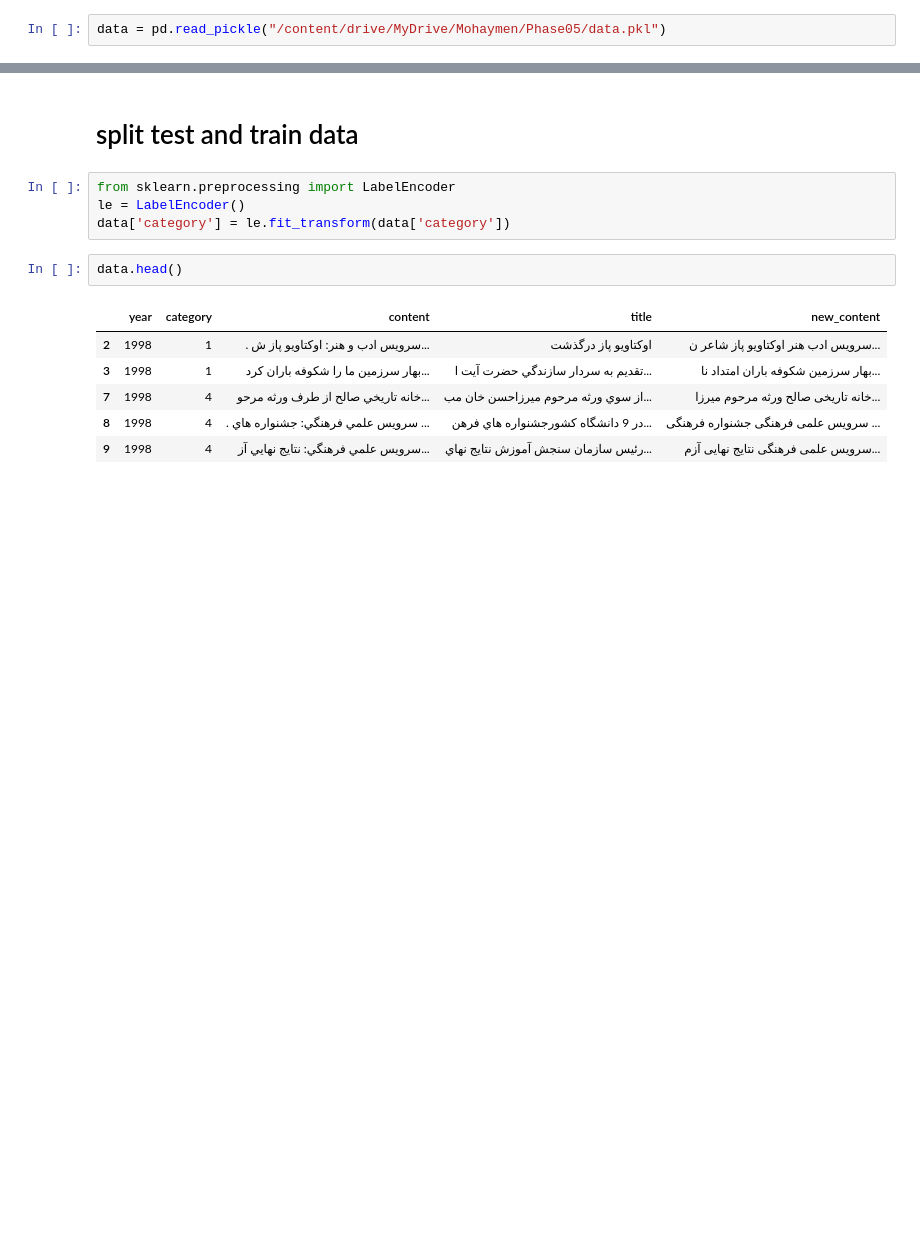
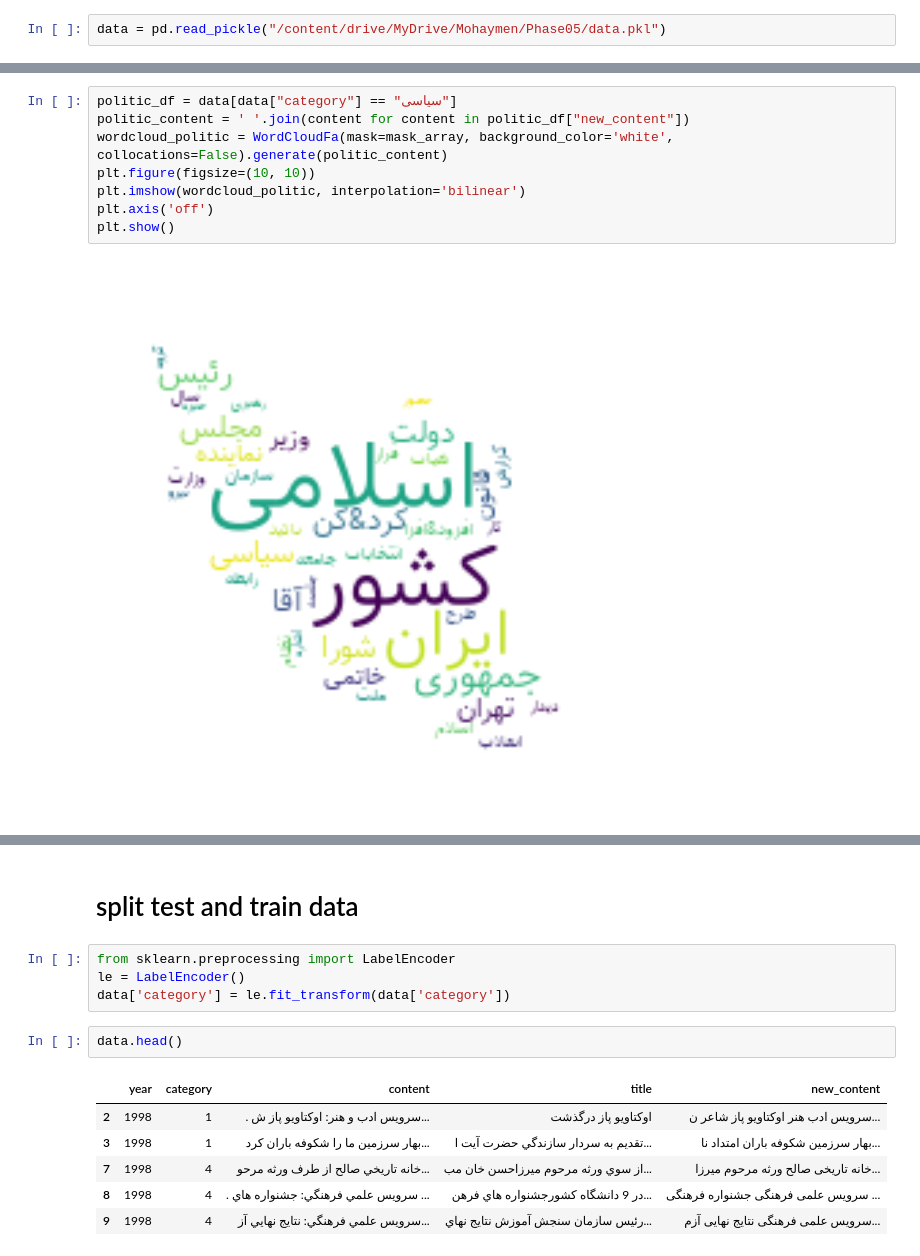
Before and after one commit to arminsoltan/mohaymen, a Jupyter notebook: Phase05/Text_Classification.ipynb, the cells around one changed output, grey strips where cells are left out. Drawn from its saved outputs; the diff is of its cells as text; blank space fills up the shorter version.

```diff
--- a/Phase05/Text_Classification.ipynb
+++ b/Phase05/Text_Classification.ipynb
@@ -325,0 +356,10 @@ data.head()
+# %%
+politic_df = data[data["category"] == "سیاسی"]
+politic_content = ' '.join(content for content in politic_df["new_content"])
+wordcloud_politic = WordCloudFa(mask=mask_array, background_color='white', collocations=False).generate(politic_content)
+plt.figure(figsize=(10, 10))
+plt.imshow(wordcloud_politic, interpolation='bilinear')
+plt.axis('off')
+plt.show()
+# %% [output]
+[figure, added]
```
Also changed, not shown: parts of 43 cells of this notebook.
